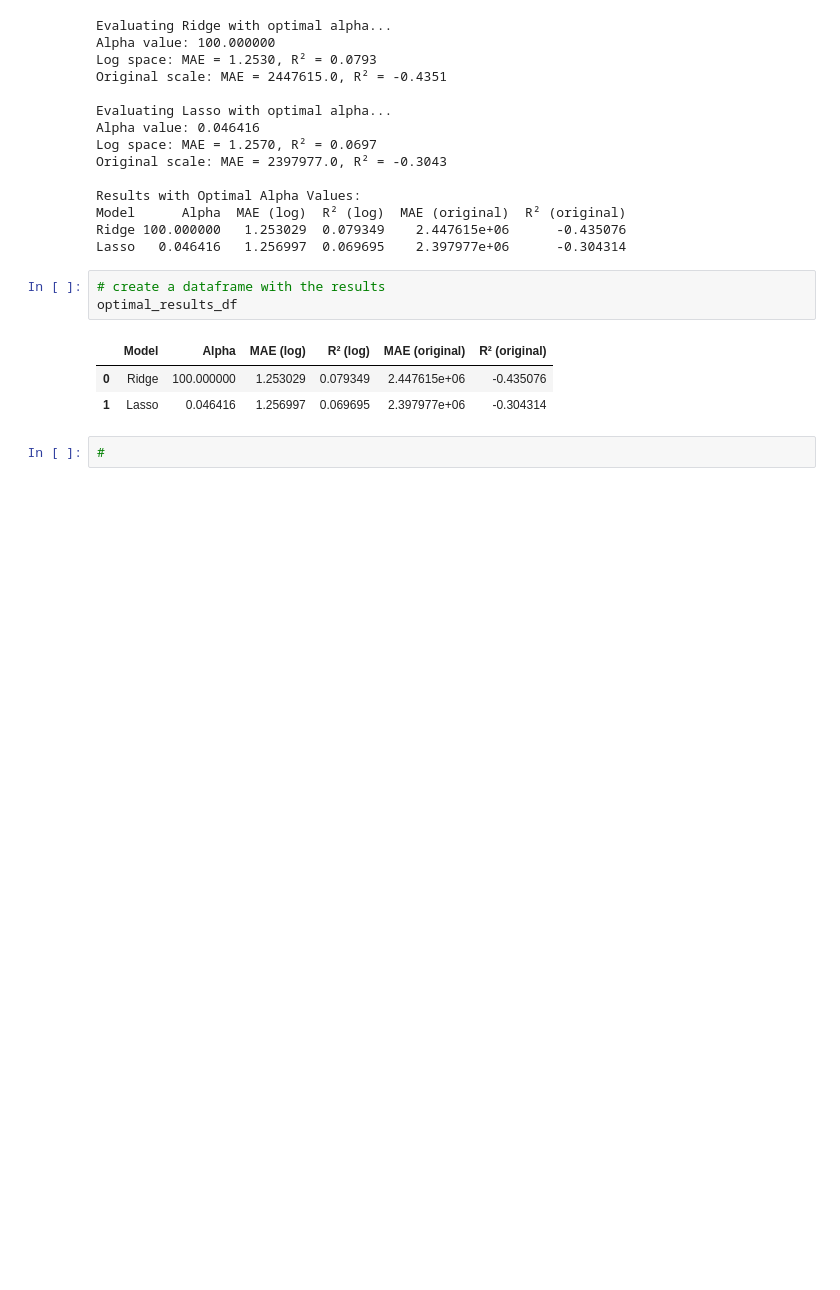
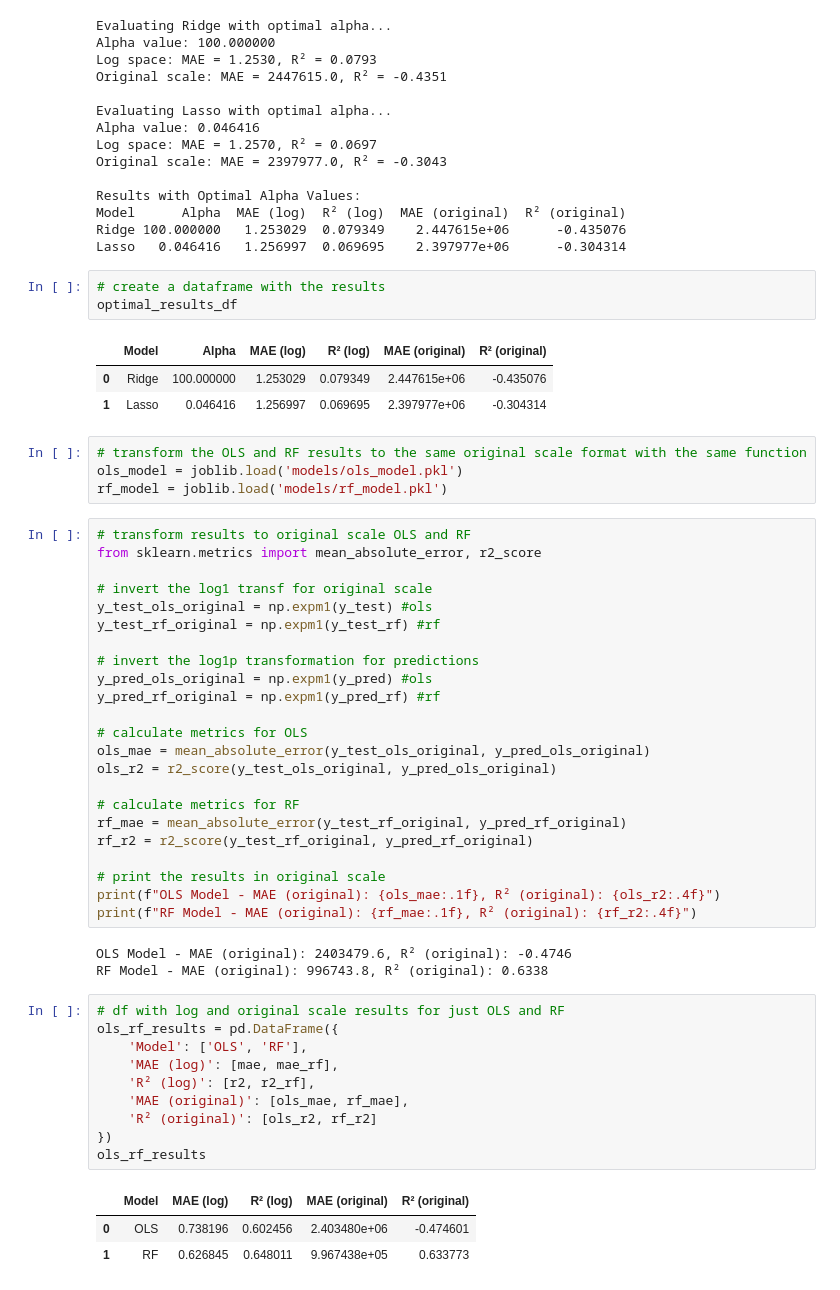
Before and after one commit to emijlop/climate-migration-project, a Jupyter notebook: 003_crossval_log_transform.ipynb, the cells around one changed output. Saved outputs shown, nothing was run; the diff lists cells and outputs as text; blank space fills up the shorter version.

```diff
--- a/003_crossval_log_transform.ipynb
+++ b/003_crossval_log_transform.ipynb
@@ -610,4 +610,46 @@ optimal_results_df
 | 0 | Ridge | 100.000000 | 1.253029 | 0.079349 | 2.447615e+06 | -0.435076 |
 | 1 | Lasso | 0.046416 | 1.256997 | 0.069695 | 2.397977e+06 | -0.304314 |
 # %%
-#
+# transform the OLS and RF results to the same original scale format with the same function
+ols_model = joblib.load('models/ols_model.pkl')
+rf_model = joblib.load('models/rf_model.pkl')
+# %%
+# transform results to original scale OLS and RF
+from sklearn.metrics import mean_absolute_error, r2_score
+
+# invert the log1 transf for original scale
+y_test_ols_original = np.expm1(y_test) #ols
+y_test_rf_original = np.expm1(y_test_rf) #rf
+
+# invert the log1p transformation for predictions
+y_pred_ols_original = np.expm1(y_pred) #ols
+y_pred_rf_original = np.expm1(y_pred_rf) #rf
+
+# calculate metrics for OLS
+ols_mae = mean_absolute_error(y_test_ols_original, y_pred_ols_original)
+ols_r2 = r2_score(y_test_ols_original, y_pred_ols_original)
+
+# calculate metrics for RF
+rf_mae = mean_absolute_error(y_test_rf_original, y_pred_rf_original)
+rf_r2 = r2_score(y_test_rf_original, y_pred_rf_original)
+
+# print the results in original scale
+print(f"OLS Model - MAE (original): {ols_mae:.1f}, R² (original): {ols_r2:.4f}")
+print(f"RF Model - MAE (original): {rf_mae:.1f}, R² (original): {rf_r2:.4f}")
+# %% [output]
+OLS Model - MAE (original): 2403479.6, R² (original): -0.4746
+RF Model - MAE (original): 996743.8, R² (original): 0.6338
+# %%
+# df with log and original scale results for just OLS and RF
+ols_rf_results = pd.DataFrame({
+    'Model': ['OLS', 'RF'],
+    'MAE (log)': [mae, mae_rf],
+    'R² (log)': [r2, r2_rf],
+    'MAE (original)': [ols_mae, rf_mae],
+    'R² (original)': [ols_r2, rf_r2]
+})
+ols_rf_results
+# %% [output]
+|  | Model | MAE (log) | R² (log) | MAE (original) | R² (original) |
+| 0 | OLS | 0.738196 | 0.602456 | 2.403480e+06 | -0.474601 |
+| 1 | RF | 0.626845 | 0.648011 | 9.967438e+05 | 0.633773 |
```
